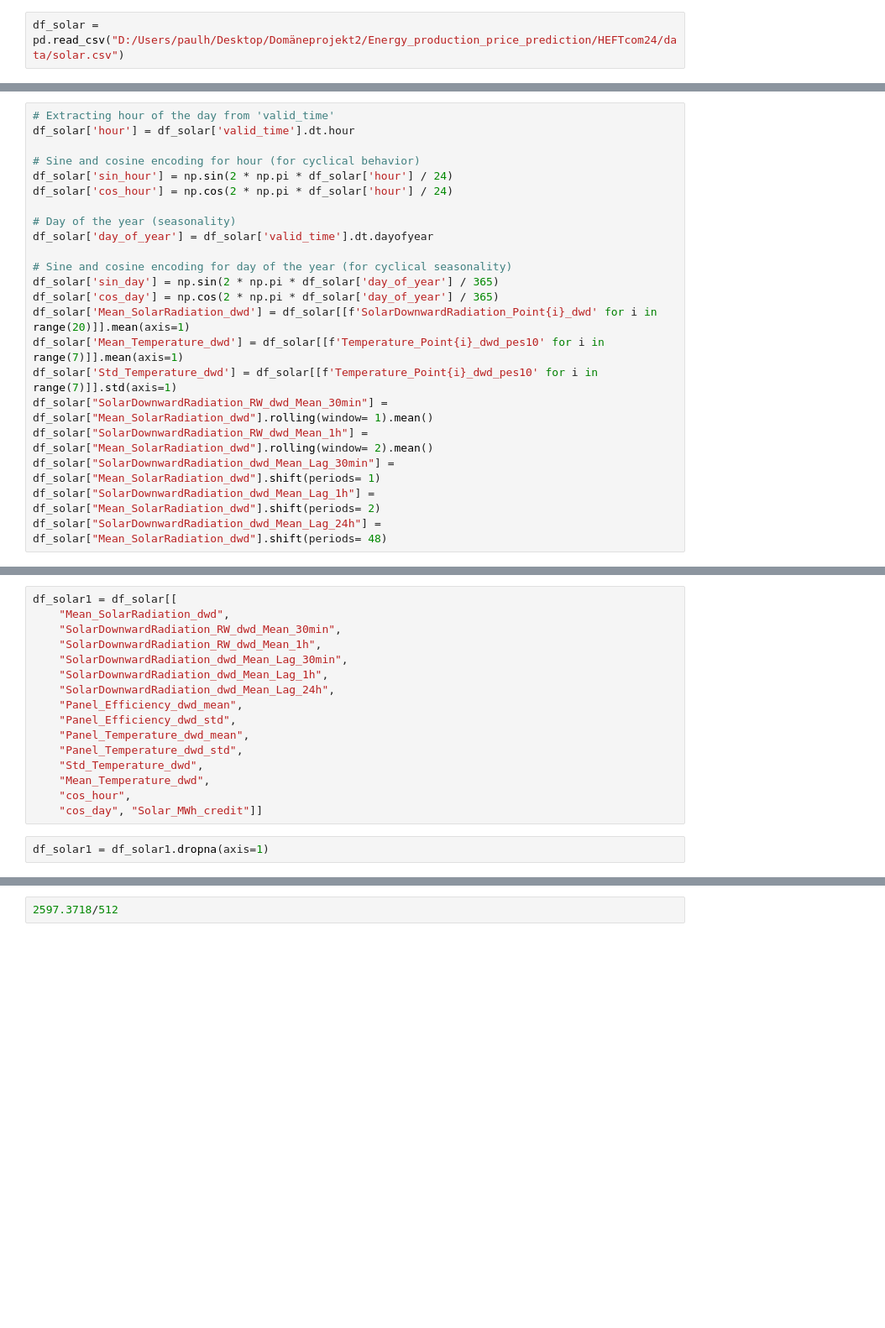
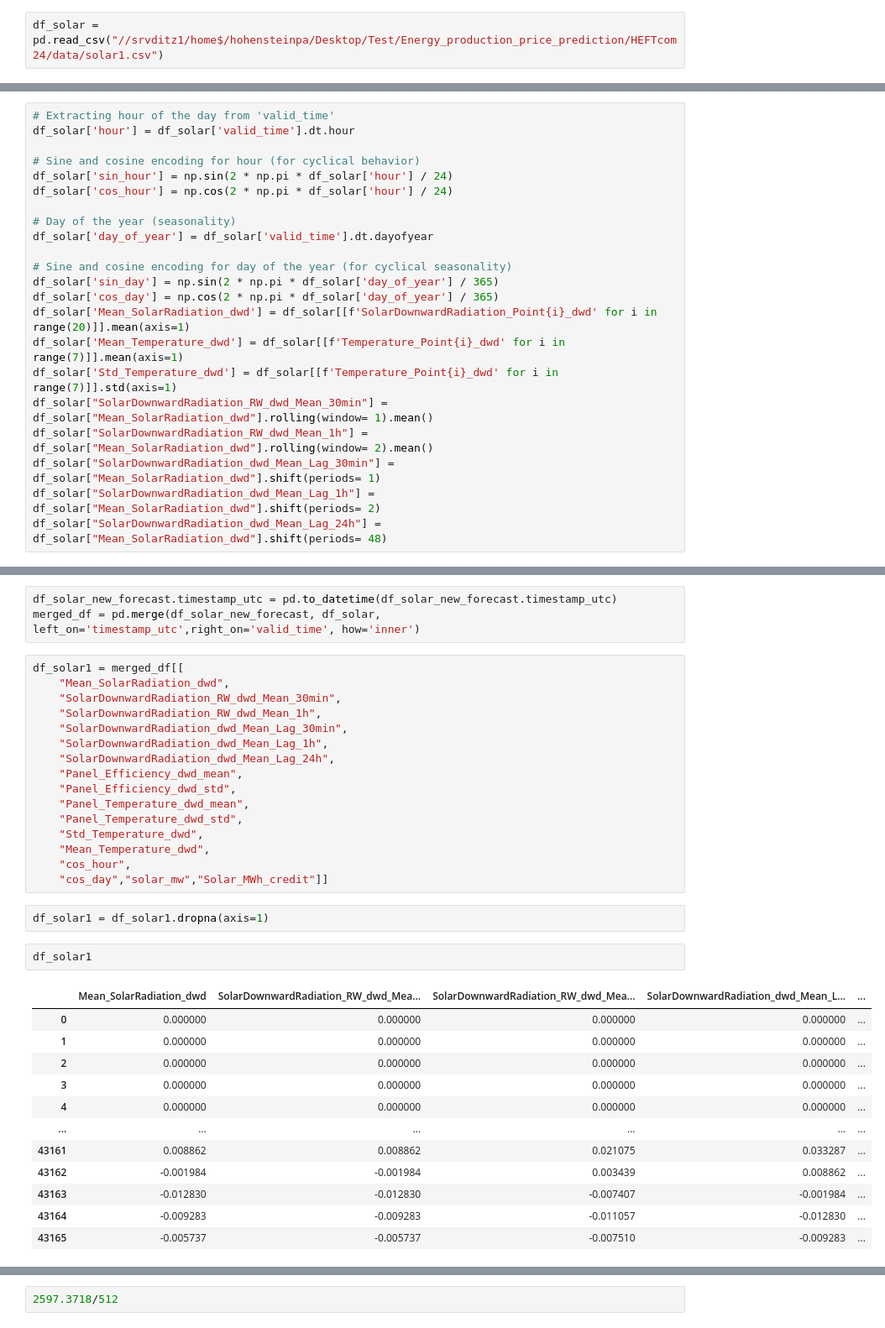
Before and after one commit to P-AEL/Energy_production_price_prediction, a Jupyter notebook: paul_analyse/neuronales_netz_solar.ipynb, the cells around one changed output, grey strips where cells are left out. Shown at 84% size. Cells and saved outputs as stored; diff of their text form; blank space fills up the shorter version.

```diff
--- a/paul_analyse/neuronales_netz_solar.ipynb
+++ b/paul_analyse/neuronales_netz_solar.ipynb
@@ -5,5 +29,5 @@ import numpy as np
 # %%
-df_solar = pd.read_csv("D:/Users/paulh/Desktop/Domäneprojekt2/Energy_production_price_prediction/HEFTcom24/data/solar.csv")
+df_solar = pd.read_csv("//srvditz1/home$/hohensteinpa/Desktop/Test/Energy_production_price_prediction/HEFTcom24/data/solar1.csv")
 # %%
 df_solar.drop(columns=['Unnamed: 0','boa_MWh','Wind_MW','Wind_MWh_credit'], inplace=True)
 df_solar.valid_time = pd.to_datetime(df_solar.valid_time)
@@ -58,8 +52,8 @@ df_solar['day_of_year'] = df_solar['valid_time'].dt.dayofyear
 df_solar['sin_day'] = np.sin(2 * np.pi * df_solar['day_of_year'] / 365)
 df_solar['cos_day'] = np.cos(2 * np.pi * df_solar['day_of_year'] / 365)
 df_solar['Mean_SolarRadiation_dwd'] = df_solar[[f'SolarDownwardRadiation_Point{i}_dwd' for i in range(20)]].mean(axis=1)
-df_solar['Mean_Temperature_dwd'] = df_solar[[f'Temperature_Point{i}_dwd_pes10' for i in range(7)]].mean(axis=1)
-df_solar['Std_Temperature_dwd'] = df_solar[[f'Temperature_Point{i}_dwd_pes10' for i in range(7)]].std(axis=1)
+df_solar['Mean_Temperature_dwd'] = df_solar[[f'Temperature_Point{i}_dwd' for i in range(7)]].mean(axis=1)
+df_solar['Std_Temperature_dwd'] = df_solar[[f'Temperature_Point{i}_dwd' for i in range(7)]].std(axis=1)
 df_solar["SolarDownwardRadiation_RW_dwd_Mean_30min"] = df_solar["Mean_SolarRadiation_dwd"].rolling(window= 1).mean()
 df_solar["SolarDownwardRadiation_RW_dwd_Mean_1h"] = df_solar["Mean_SolarRadiation_dwd"].rolling(window= 2).mean()
 df_solar["SolarDownwardRadiation_dwd_Mean_Lag_30min"] = df_solar["Mean_SolarRadiation_dwd"].shift(periods= 1)
@@ -134,5 +151,8 @@ df_solar.columns.to_list()
+# %%
+df_solar_new_forecast.timestamp_utc = pd.to_datetime(df_solar_new_forecast.timestamp_utc)
+merged_df = pd.merge(df_solar_new_forecast, df_solar, left_on='timestamp_utc',right_on='valid_time', how='inner')
 # %%
-df_solar1 = df_solar[[
+df_solar1 = merged_df[[
     "Mean_SolarRadiation_dwd",
     "SolarDownwardRadiation_RW_dwd_Mean_30min",
     "SolarDownwardRadiation_RW_dwd_Mean_1h",
@@ -146,6 +166,21 @@ df_solar1 = df_solar[[
     "Std_Temperature_dwd",
     "Mean_Temperature_dwd",
     "cos_hour",
-    "cos_day", "Solar_MWh_credit"]]
+    "cos_day","solar_mw","Solar_MWh_credit"]]
 # %%
 df_solar1 = df_solar1.dropna(axis=1)
+# %%
+df_solar1
+# %% [output]
+|  | Mean_SolarRadiation_dwd | SolarDownwardRadiation_RW_dwd_Mea... | SolarDownwardRadiation_RW_dwd_Mea... | SolarDownwardRadiation_dwd_Mean_L... | ... |
+| 0 | 0.000000 | 0.000000 | 0.000000 | 0.000000 | ... |
+| 1 | 0.000000 | 0.000000 | 0.000000 | 0.000000 | ... |
+| 2 | 0.000000 | 0.000000 | 0.000000 | 0.000000 | ... |
+| 3 | 0.000000 | 0.000000 | 0.000000 | 0.000000 | ... |
+| 4 | 0.000000 | 0.000000 | 0.000000 | 0.000000 | ... |
+| ... | ... | ... | ... | ... | ... |
+| 43161 | 0.008862 | 0.008862 | 0.021075 | 0.033287 | ... |
+| 43162 | -0.001984 | -0.001984 | 0.003439 | 0.008862 | ... |
+| 43163 | -0.012830 | -0.012830 | -0.007407 | -0.001984 | ... |
+| 43164 | -0.009283 | -0.009283 | -0.011057 | -0.012830 | ... |
+| 43165 | -0.005737 | -0.005737 | -0.007510 | -0.009283 | ... |
```
Also changed, not shown: parts of 26 cells of this notebook, 1 other file.
